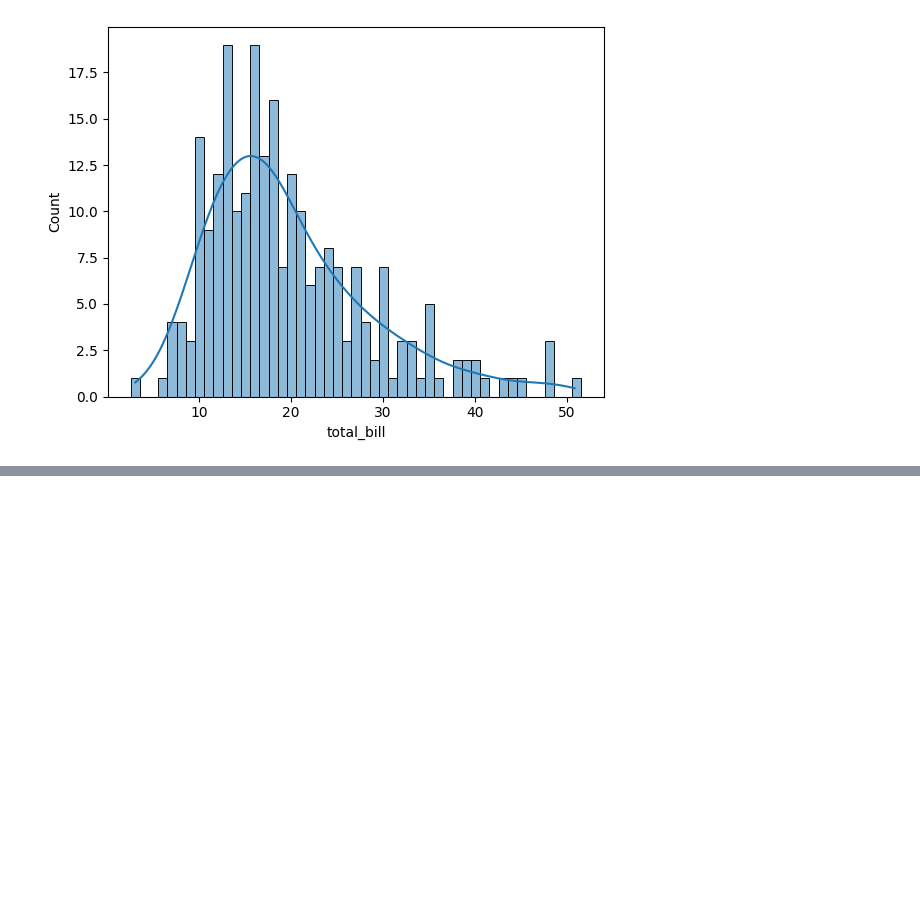
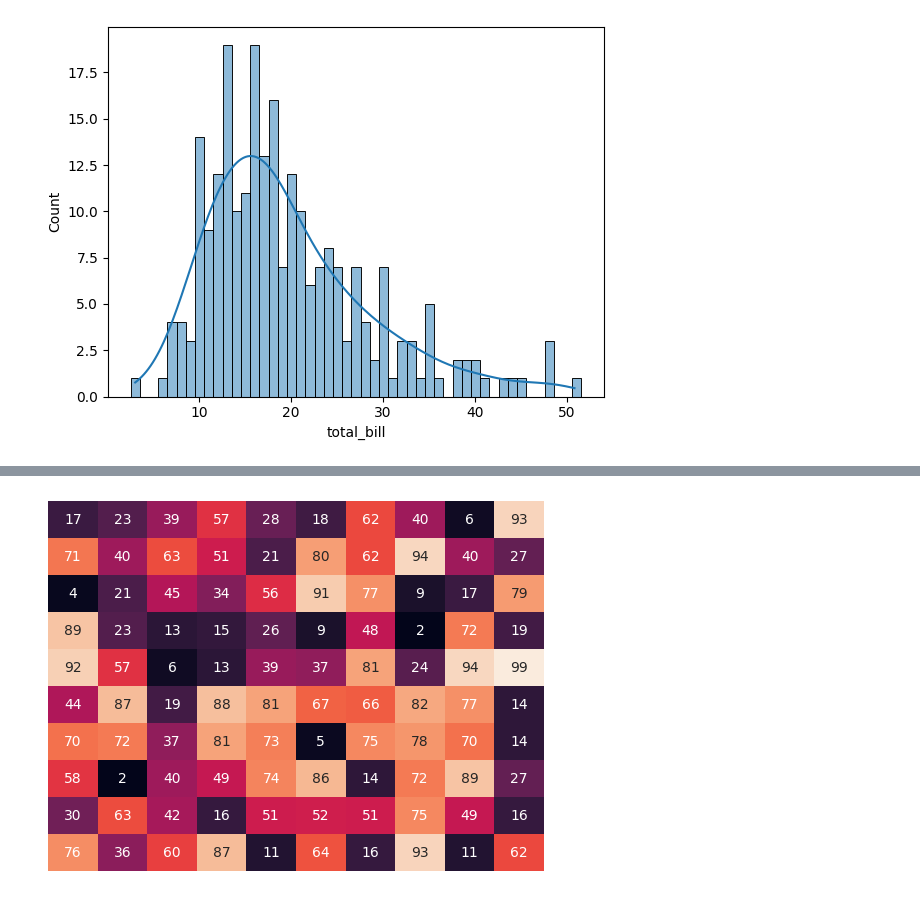
Before and after one commit to Vigneshprabhu078/Seaborn, a Jupyter notebook: Seaborn_practice_2.ipynb, the cells around one changed output, grey strips where cells are left out. Saved outputs shown, nothing was run; the diff lists cells and outputs as text; code cells hidden in the pictures; blank space fills up the shorter version.

```diff
--- a/Seaborn_practice_2.ipynb
+++ b/Seaborn_practice_2.ipynb
@@ -88,0 +130,5 @@ plt.show()
+# %%
+sns.heatmap(data=data,xticklabels=False,yticklabels=False,cbar=False,annot=True)
+plt.show()
+# %% [output]
+[figure, added]
```
Also changed, not shown: parts of 6 cells of this notebook.
